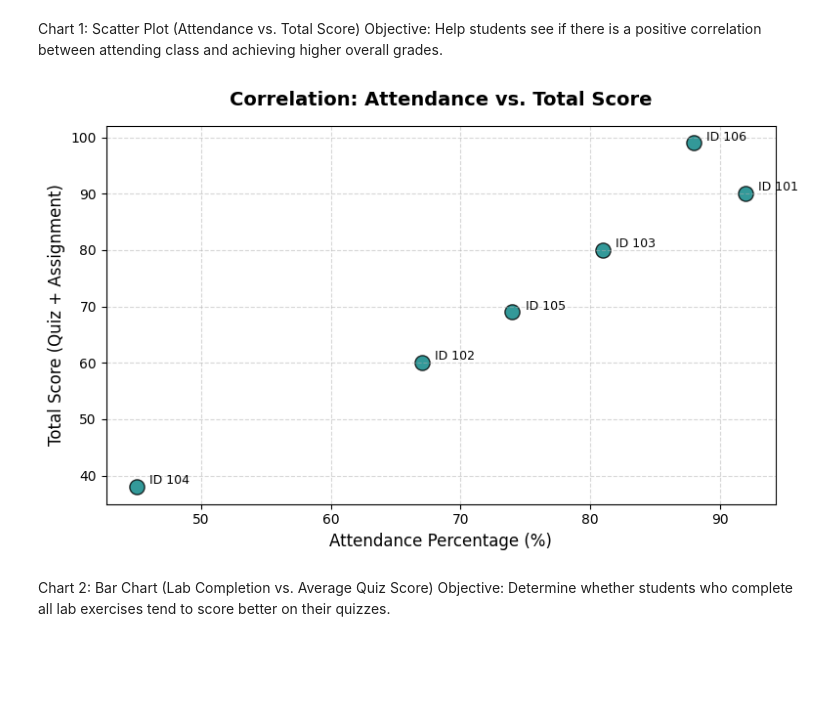
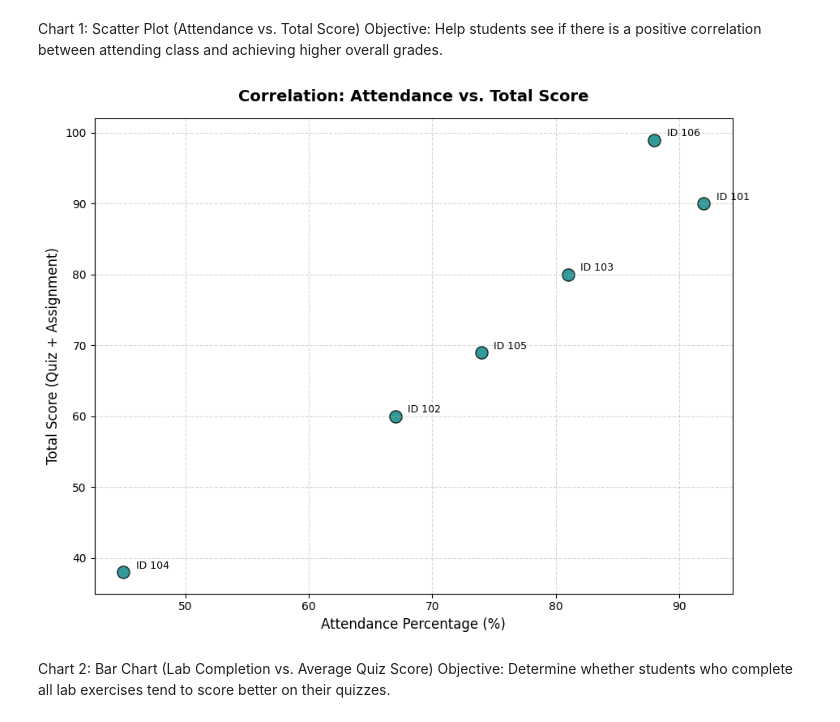
Before and after one commit to adi23042008-byte/aiml-bootcamp-2026, a Jupyter notebook: aiml_bootcamp_2026.ipynb, the cells around one changed output. Saved outputs shown, nothing was run; the diff lists cells and outputs as text; code cells hidden in the pictures; blank space fills up the shorter version.

```diff
--- a/aiml_bootcamp_2026.ipynb
+++ b/aiml_bootcamp_2026.ipynb
@@ -125,23 +129,21 @@ HOMEWORK
 Chart 1: Scatter Plot (Attendance vs. Total Score)
 Objective: Help students see if there is a positive correlation between attending class and achieving higher overall grades.
 # %%
-plt.figure(figsize=(8, 5))
+plt.figure(figsize=(9, 7))
 plt.scatter(df['attendance_percent'], df['total_score'], color='teal', s=120, edgecolor='black', alpha=0.8)
-
 # Annotate each point with the corresponding student ID
 for i in range(len(df)):
-    plt.annotate(f"ID {df['student_id'][i]}",
-                 (df['attendance_percent'][i] + 1, df['total_score'][i] + 0.5),
+    plt.annotate(f"ID {df['student_id'].iloc[i]}",
+                 (df['attendance_percent'].iloc[i] + 1, df['total_score'].iloc[i] + 0.5),
                  fontsize=9)
-
 plt.title('Correlation: Attendance vs. Total Score', fontsize=14, fontweight='bold', pad=15)
 plt.xlabel('Attendance Percentage (%)', fontsize=12)
 plt.ylabel('Total Score (Quiz + Assignment)', fontsize=12)
 plt.grid(True, linestyle='--', alpha=0.5)
 plt.tight_layout()
 plt.show()
 # %% [output]
-[figure, old version]
+[figure, new version]
 # %% [markdown]
 Chart 2: Bar Chart (Lab Completion vs. Average Quiz Score)
 Objective: Determine whether students who complete all lab exercises tend to score better on their quizzes.
```
Also changed, not shown: parts of 36 cells of this notebook.
